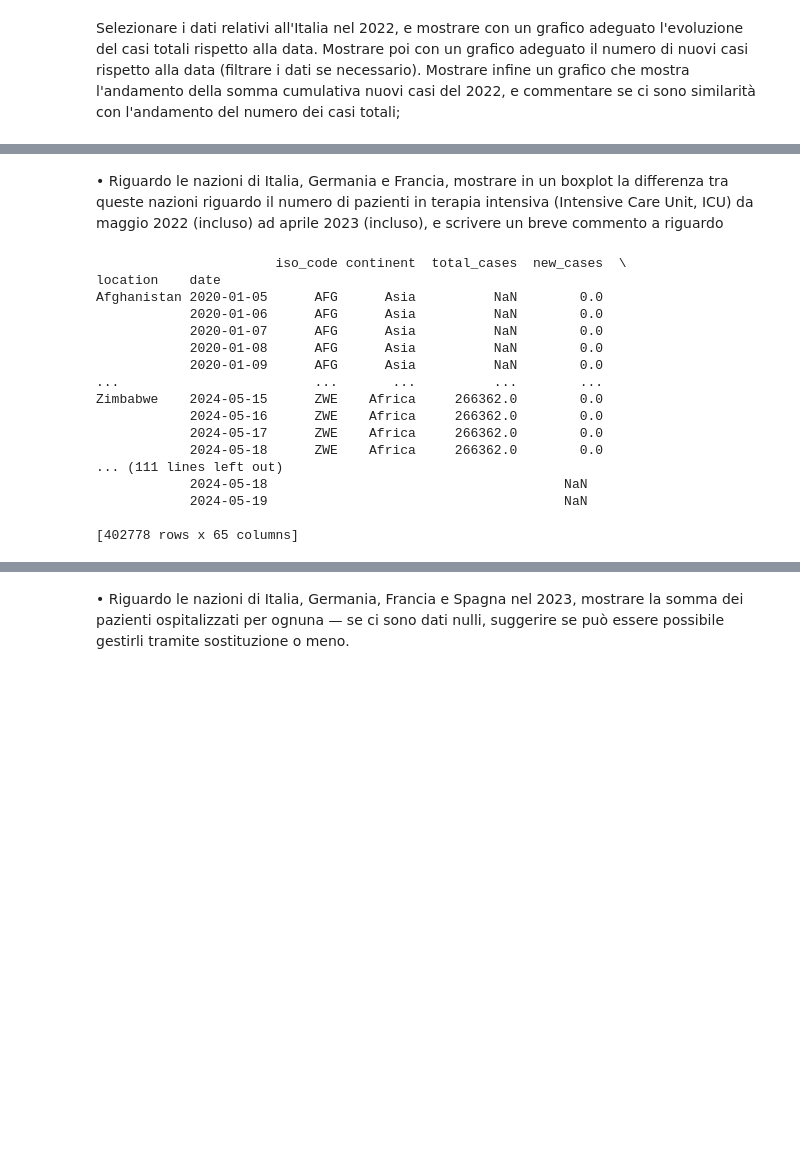
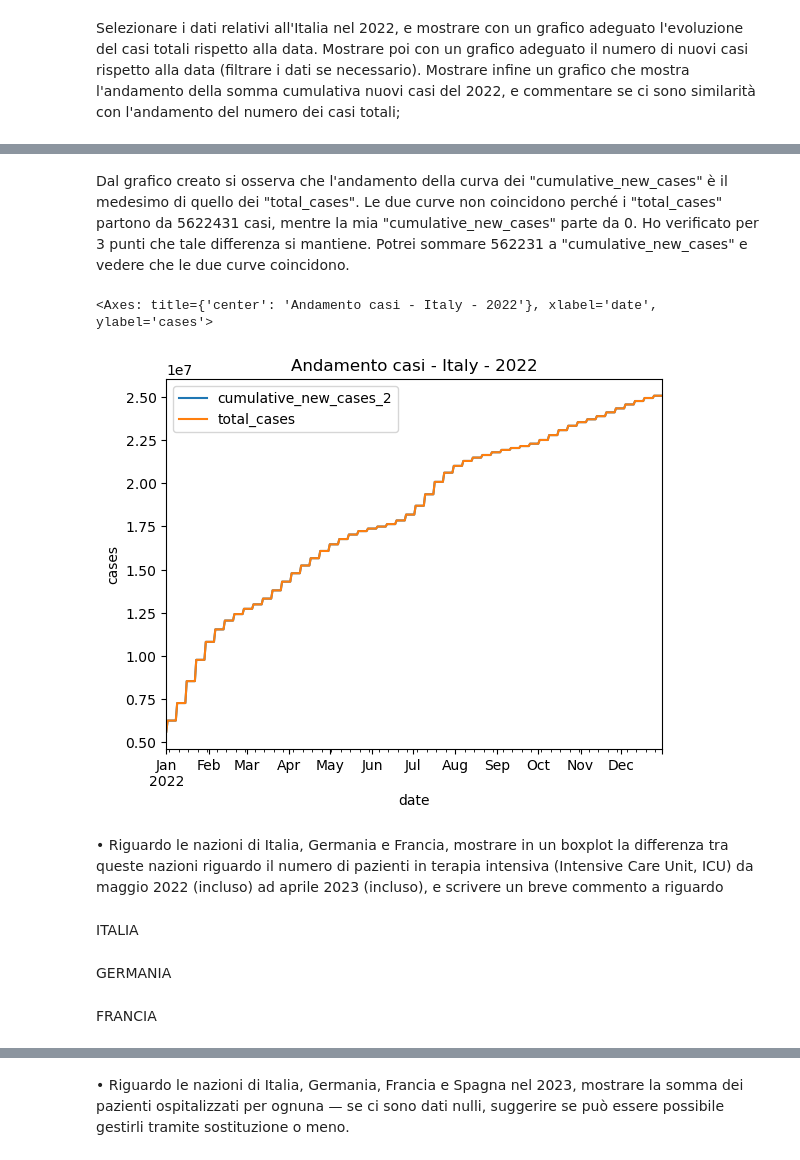
Before and after one commit to FrancescaParri/EpicodePython, a Jupyter notebook: Esercizio finale Python_Francesca Parri.ipynb, the cells around one changed output, grey strips where cells are left out. Cells and saved outputs as stored; diff of their text form; code cells hidden in the pictures; blank space fills up the shorter version.

```diff
--- a/Esercizio finale Python_Francesca Parri.ipynb
+++ b/Esercizio finale Python_Francesca Parri.ipynb
@@ -241,0 +201,21 @@ ValueError: Length mismatch: Expected axis has 68 elements, new values have 2 el
+# %% [markdown]
+Dal grafico creato si osserva che l'andamento della curva dei "cumulative_new_cases" è il medesimo di quello dei "total_cases". Le due curve non coincidono perché i "total_cases" partono da 5622431 casi, mentre la mia "cumulative_new_cases" parte da 0. Ho verificato per 3 punti che tale differenza si mantiene.
+Potrei sommare 562231 a "cumulative_new_cases" e vedere che le due curve coincidono.
+# %%
+cumulative_new_cases_2=[]
+var_2=5622431
+for i in range(len(df_nc_Italy_2022["new_cases"])):
+    var_2=var_2 + df_nc_Italy_2022["new_cases"].iloc[i]
+    cumulative_new_cases_2.append(var_2)
+#print(len(cumulative_new_cases))
+
+#Trasformo la lista in un dataframe Pandas e uso concat per unire cumulative_new_cases al dataframe precedente
+df_nc_da_unire_2 = pd.DataFrame(cumulative_new_cases_2)
+df_nc_Italy_2022_3=df_nc_Italy_2022.reset_index()
+df_nc_Italy_2022_3["cumulative_new_cases_2"]=df_nc_da_unire_2
+df_nc_Italy_2022_fin_2=df_nc_Italy_2022_3.set_index("date")
+df_nc_Italy_2022_fin_2["cumulative_new_cases_2"].plot(title="Andamento casi - Italy - 2022",xlabel="date", ylabel="cases", legend="bool")
+df_nc_Italy_2022["total_cases"].plot(legend="bool")
+# %% [output]
+<Axes: title={'center': 'Andamento casi - Italy - 2022'}, xlabel='date', ylabel='cases'>
+[figure, added]
@@ -244,19 +234,22 @@ ValueError: Length mismatch: Expected axis has 68 elements, new values have 2 el
+# %% [markdown]
+ITALIA
 # %%
+#Filtro per location "Italy" e anni "2022" e "2023"
+df_Italy_2022=df.loc["Italy",2022]
+df_Italy_2023=df.loc["Italy",2023]
+
+#Ora setto i "month" come indici
+df_Italy_2022_mo=df_Italy_2022.set_index("month")
+df_Italy_2023_mo=df_Italy_2023.set_index("month")
+
+#Utilizzo lo slicing per ottenere solo i mesi da maggio a dicembre per il 2022 e da gennaio ad aprile per il 2023
+df_Italy_2022_mo=df_Italy_2022_mo.loc[5:12]
+df_Italy_2023_mo=df_Italy_2023_mo.loc[1:4]
+
+#print(df_Italy_2022_mo)
+#print(df_Italy_2023_mo)
+
+df_Italy_2022_2023=pd.concat([df_Italy_2022_mo,df_Italy_2023_mo])
+#print(df_Italy_2022_2023)
-# %% [output]
-                       iso_code continent  total_cases  new_cases  \
-location    date
-Afghanistan 2020-01-05      AFG      Asia          NaN        0.0
-            2020-01-06      AFG      Asia          NaN        0.0
-            2020-01-07      AFG      Asia          NaN        0.0
-            2020-01-08      AFG      Asia          NaN        0.0
-            2020-01-09      AFG      Asia          NaN        0.0
-...                         ...       ...          ...        ...
-Zimbabwe    2024-05-15      ZWE    Africa     266362.0        0.0
-            2024-05-16      ZWE    Africa     266362.0        0.0
-            2024-05-17      ZWE    Africa     266362.0        0.0
-            2024-05-18      ZWE    Africa     266362.0        0.0
-... (111 lines left out)
-            2024-05-18                                      NaN
-            2024-05-19                                      NaN
-
-[402778 rows x 65 columns]
+# %% [markdown]
+GERMANIA
@@ -262,0 +274,2 @@ Zimbabwe    2024-05-15      ZWE    Africa     266362.0        0.0
+# %% [markdown]
+FRANCIA
```
Also changed, not shown: parts of 30 cells of this notebook.
